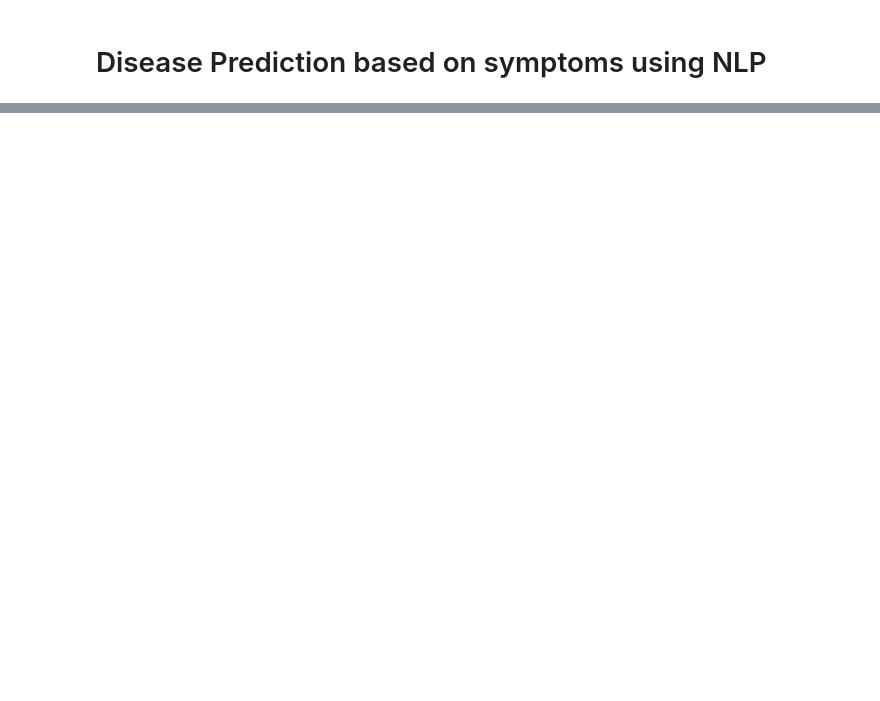
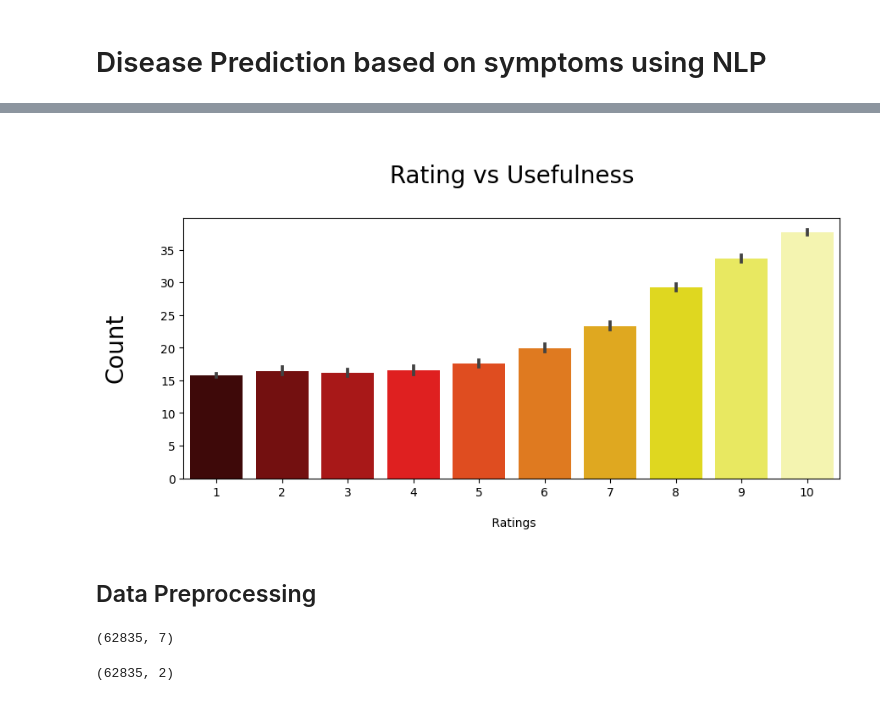
Before and after one commit to Pranav122002/Disease-Prediction-NLP, a Jupyter notebook: disease_prediction.ipynb, the cells around one changed output, grey strips where cells are left out. Saved outputs shown, nothing was run; the diff lists cells and outputs as text; code cells hidden in the pictures; blank space fills up the shorter version.

```diff
--- a/disease_prediction.ipynb
+++ b/disease_prediction.ipynb
@@ -520,0 +25,2 @@ array(['Birth Control'], dtype='<U67')
+# %%
+df=pd.read_csv('dataset/drugsComTrain_raw.csv')
@@ -520,0 +81,4 @@ array(['Birth Control'], dtype='<U67')
+# %%
+# dropping the missing values of the conditions
+df = df.dropna()
+df.isna().sum()
@@ -520,0 +110,11 @@ array(['Birth Control'], dtype='<U67')
+# %%
+plt.rcParams['figure.figsize'] = (10, 4)
+sns.barplot(x = df['rating'], y = df['usefulCount'], palette = 'hot')
+plt.xlabel('\n Ratings')
+plt.ylabel('Count\n', fontsize = 20)
+plt.title('\n Rating vs Usefulness \n', fontsize = 20)
+plt.show()
+# %% [output]
+[figure, added]
+# %% [markdown]
+## Data Preprocessing
@@ -520,0 +123,4 @@ array(['Birth Control'], dtype='<U67')
+# %%
+df_train.shape
+# %% [output]
+(62835, 7)
@@ -520,0 +129,4 @@ array(['Birth Control'], dtype='<U67')
+# %%
+X.shape
+# %% [output]
+(62835, 2)
```
Also changed, not shown: parts of 112 cells of this notebook, 3 other files.
